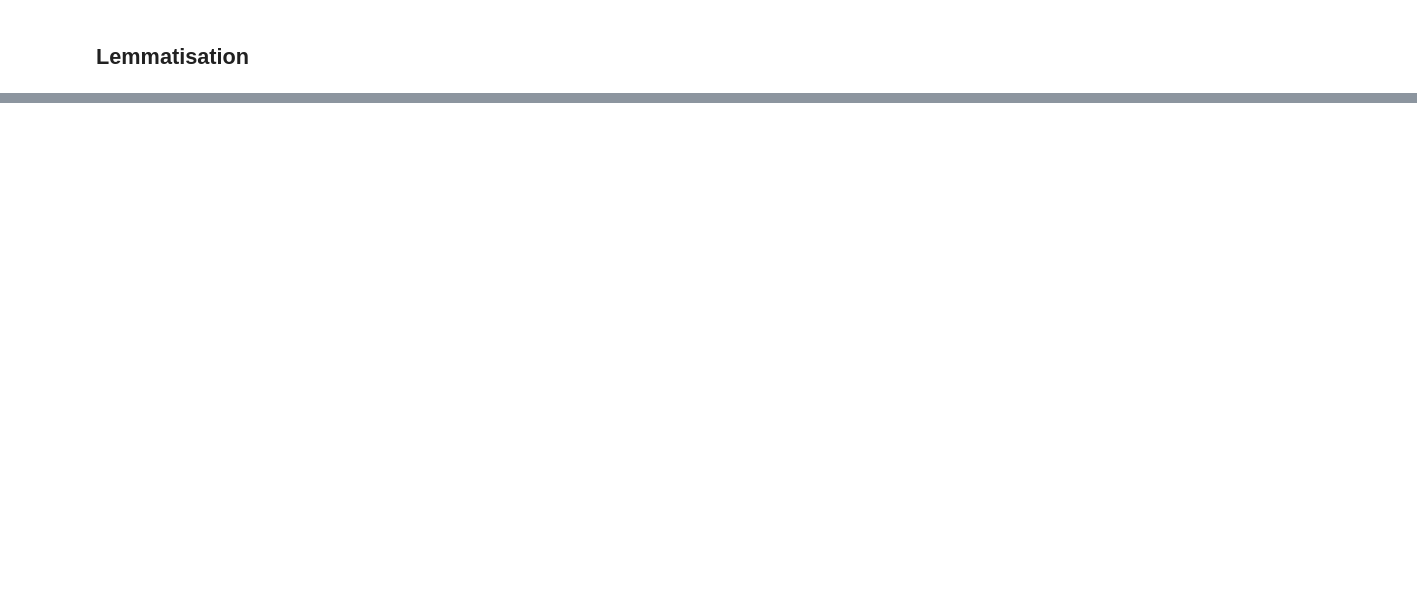
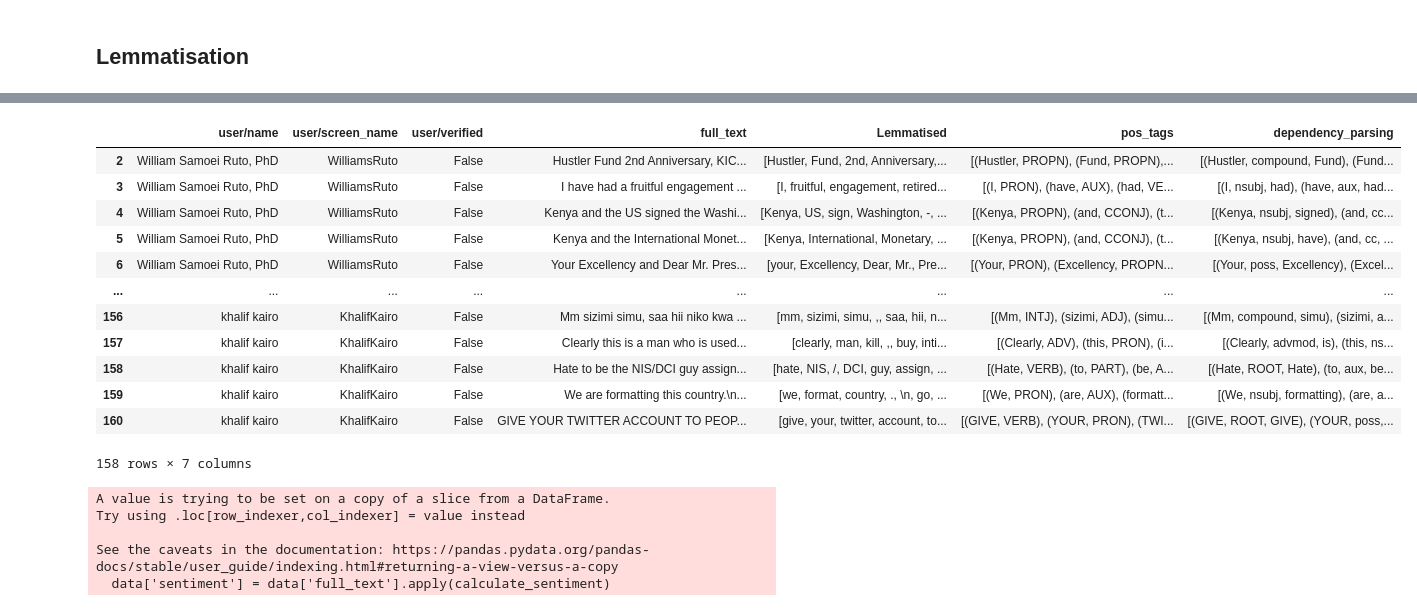
Before and after one commit to kiptoorono/sentiment-analysis, a Jupyter notebook: tweets.ipynb, the cells around one changed output, grey strips where cells are left out. Cells and saved outputs as stored; diff of their text form; code cells hidden in the pictures; blank space fills up the shorter version.

```diff
--- a/tweets.ipynb
+++ b/tweets.ipynb
@@ -127,2 +119,13 @@ Name: tokens, Length: 115, dtype: object
 # %% [markdown]
 <h2>Lemmatisation</h2>
+# %%
+from spacy.lang.en.stop_words import STOP_WORDS
+
+#load the nlp spacy english model
+nlp=spacy.load('en_core_web_sm')
+
+def lemma(text):
+    doc = nlp(text)
+    return [token.lemma_ for token in doc if token.text not in STOP_WORDS]
+
+cleaned_tweets['Lemmatised'] = cleaned_tweets['full_text'].apply(lemma)
@@ -128,0 +175,10 @@ Name: tokens, Length: 115, dtype: object
+# %%
+from nltk.stem import PorterStemmer
+
+stemmer=PorterStemmer()
+
+#stemming function
+def stemmer_(text):
+    return [stemmer.stem(word) for word in nltk.word_tokenize(text)]
+
+cleaned_tweets['stemed']=cleaned_tweets['full_text'].apply(stemmer_)
@@ -128,0 +232,8 @@ Name: tokens, Length: 115, dtype: object
+# %%
+# post tagging function
+def pos_tagging(text):
+    doc = nlp(text)
+    return [(token.text, token.pos_) for token in doc]
+
+# Apply POS tagging and store in a new column
+cleaned_tweets['pos_tags'] = cleaned_tweets['full_text'].apply(pos_tagging)
@@ -128,0 +257,11 @@ Name: tokens, Length: 115, dtype: object
+# %%
+# Apply dependency parsing to the 'text' column in the dataset
+def dependency_parsing(text):
+    doc = nlp(text)
+    return [(token.text, token.dep_, token.head.text) for token in doc]
+
+# Apply dependency parsing and store in a new column
+cleaned_tweets['dependency_parsing'] = cleaned_tweets['full_text'].apply(dependency_parsing)
+
+
+cleaned_tweets[['full_text', 'dependency_parsing']].head()
@@ -128,0 +301,37 @@ Name: tokens, Length: 115, dtype: object
+# %%
+cleaned_tweets
+# %% [output]
+|  | user/name | user/screen_name | user/verified | full_text | Lemmatised | pos_tags | dependency_parsing |
+| 2 | William Samoei Ruto, PhD | WilliamsRuto | False | Hustler Fund 2nd Anniversary, KIC... | [Hustler, Fund, 2nd, Anniversary,... | [(Hustler, PROPN), (Fund, PROPN),... | [(Hustler, compound, Fund), (Fund... |
+| 3 | William Samoei Ruto, PhD | WilliamsRuto | False | I have had a fruitful engagement ... | [I, fruitful, engagement, retired... | [(I, PRON), (have, AUX), (had, VE... | [(I, nsubj, had), (have, aux, had... |
+| 4 | William Samoei Ruto, PhD | WilliamsRuto | False | Kenya and the US signed the Washi... | [Kenya, US, sign, Washington, -, ... | [(Kenya, PROPN), (and, CCONJ), (t... | [(Kenya, nsubj, signed), (and, cc... |
+| 5 | William Samoei Ruto, PhD | WilliamsRuto | False | Kenya and the International Monet... | [Kenya, International, Monetary, ... | [(Kenya, PROPN), (and, CCONJ), (t... | [(Kenya, nsubj, have), (and, cc, ... |
+| 6 | William Samoei Ruto, PhD | WilliamsRuto | False | Your Excellency and Dear Mr. Pres... | [your, Excellency, Dear, Mr., Pre... | [(Your, PRON), (Excellency, PROPN... | [(Your, poss, Excellency), (Excel... |
+| ... | ... | ... | ... | ... | ... | ... | ... |
+| 156 | khalif kairo | KhalifKairo | False | Mm sizimi simu, saa hii niko kwa ... | [mm, sizimi, simu, ,, saa, hii, n... | [(Mm, INTJ), (sizimi, ADJ), (simu... | [(Mm, compound, simu), (sizimi, a... |
+| 157 | khalif kairo | KhalifKairo | False | Clearly this is a man who is used... | [clearly, man, kill, ,, buy, inti... | [(Clearly, ADV), (this, PRON), (i... | [(Clearly, advmod, is), (this, ns... |
+| 158 | khalif kairo | KhalifKairo | False | Hate to be the NIS/DCI guy assign... | [hate, NIS, /, DCI, guy, assign, ... | [(Hate, VERB), (to, PART), (be, A... | [(Hate, ROOT, Hate), (to, aux, be... |
+| 159 | khalif kairo | KhalifKairo | False | We are formatting this country.\n... | [we, format, country, ., \n, go, ... | [(We, PRON), (are, AUX), (formatt... | [(We, nsubj, formatting), (are, a... |
+| 160 | khalif kairo | KhalifKairo | False | GIVE YOUR TWITTER ACCOUNT TO PEOP... | [give, your, twitter, account, to... | [(GIVE, VERB), (YOUR, PRON), (TWI... | [(GIVE, ROOT, GIVE), (YOUR, poss,... |
+158 rows × 7 columns
+# %%
+from textblob import TextBlob
+
+
+data = cleaned_tweets
+
+# Perform Sentiment Analysis
+def calculate_sentiment(text):
+    try:
+        return TextBlob(text).sentiment.polarity  # Returns a value between -1 (negative) and 1 (positive)
+    except:
+        return None
+
+# Add Sentiment Scores
+data['sentiment'] = data['full_text'].apply(calculate_sentiment)
+# %% [output]
+A value is trying to be set on a copy of a slice from a DataFrame.
+Try using .loc[row_indexer,col_indexer] = value instead
+
+See the caveats in the documentation: https://pandas.pydata.org/pandas-docs/stable/user_guide/indexing.html#returning-a-view-versus-a-copy
+  data['sentiment'] = data['full_text'].apply(calculate_sentiment)
```
Also changed, not shown: parts of 30 cells of this notebook, 7 other files.
